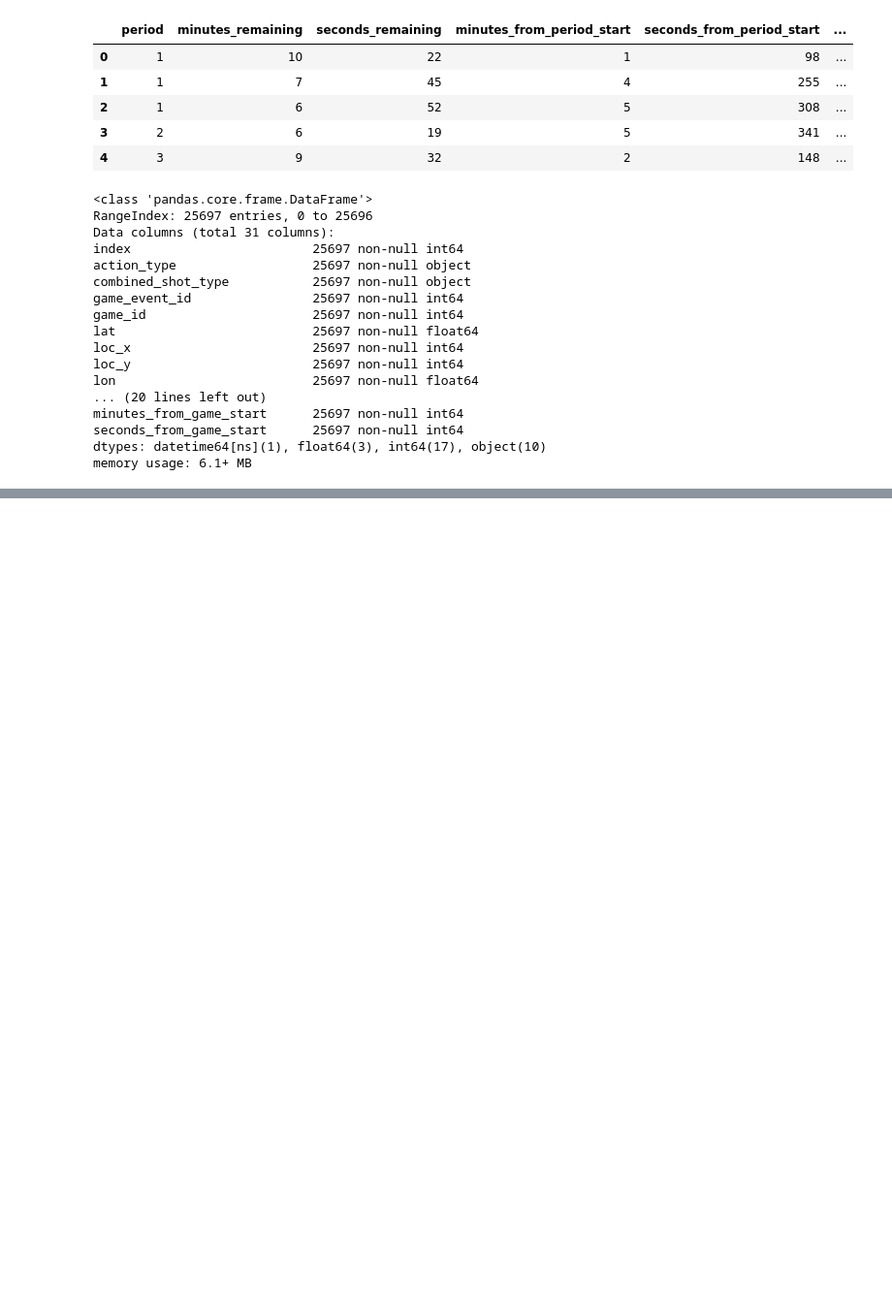
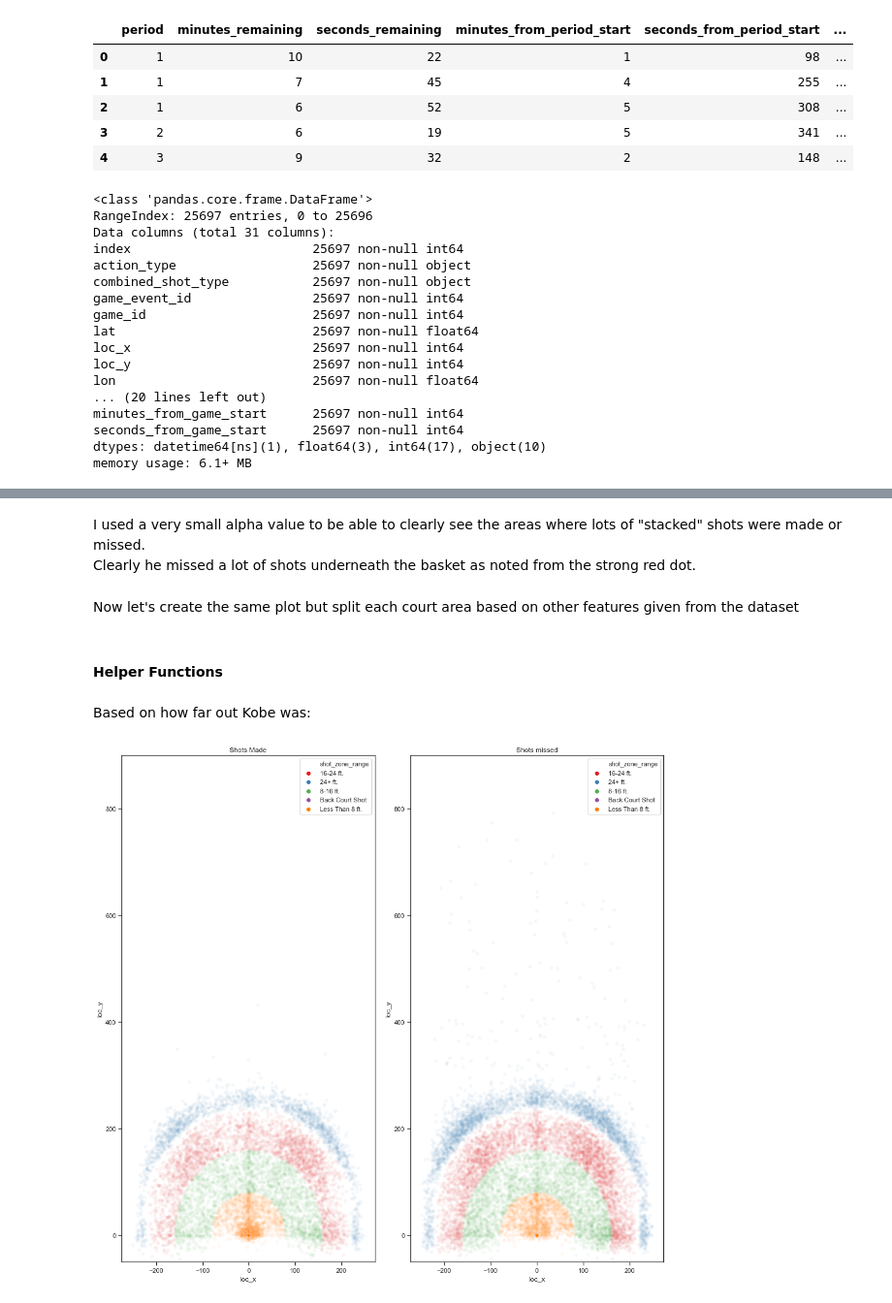
Before and after one commit to mageirakos/blood-transfusion-center, a Jupyter notebook: Kobe Bryant Shot Selection/main.ipynb, the cells around one changed output, grey strips where cells are left out. Shown at 97% size. Drawn from its saved outputs; the diff is of its cells as text; code cells hidden in the pictures; blank space fills up the shorter version.

```diff
--- a/Kobe Bryant Shot Selection/main.ipynb
+++ b/Kobe Bryant Shot Selection/main.ipynb
@@ -152,0 +243,22 @@ ValueError: shape mismatch: objects cannot be broadcast to a single shape
+# %% [markdown]
+I used a very small alpha value to be able to clearly see the areas where lots of "stacked" shots were made or missed.
+Clearly he missed a lot of shots underneath the basket as noted from the strong red dot.
+# %% [markdown]
+Now let's create the same plot but split each court area based on other features given from the dataset
+# %% [markdown]
+#### Helper Functions
+# %%
+def zone_plot(feat):
+    sns.set(style='ticks')
+    alpha = 0.05
+    fig, (ax1,ax2) = plt.subplots(1,2,figsize=(2 * court_scale, court_scale*(94.0/50.0))) # length 94ft width 50ft
+    #made
+    sns.scatterplot('loc_x', 'loc_y',data=h.sort_values(by=feat), alpha=alpha, ax=ax1,hue=feat, palette='Set1')
+    ax1.set_title('Shots Made')
+    ax1.set_ylim([-50, 900])
+    # missed
+    sns.scatterplot('loc_x', 'loc_y',data=m.sort_values(by=feat), alpha=alpha, ax=ax2,hue=feat, palette='Set1')
+    ax2.set_title('Shots missed')
+    ax2.set_ylim([-50, 900])
+    plt.tight_layout()
+    return
@@ -152,0 +290,6 @@ ValueError: shape mismatch: objects cannot be broadcast to a single shape
+# %% [markdown]
+Based on how far out Kobe was:
+# %%
+zone_plot('shot_zone_range')
+# %% [output]
+[figure, added]
```
Also changed, not shown: parts of 58 cells of this notebook, 2 other files.
